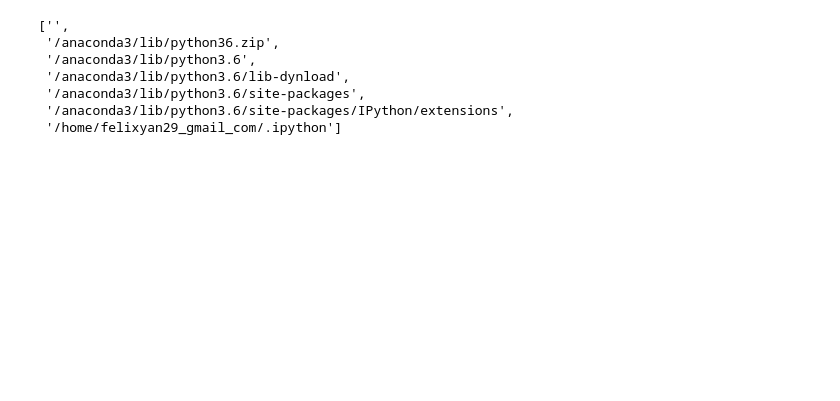
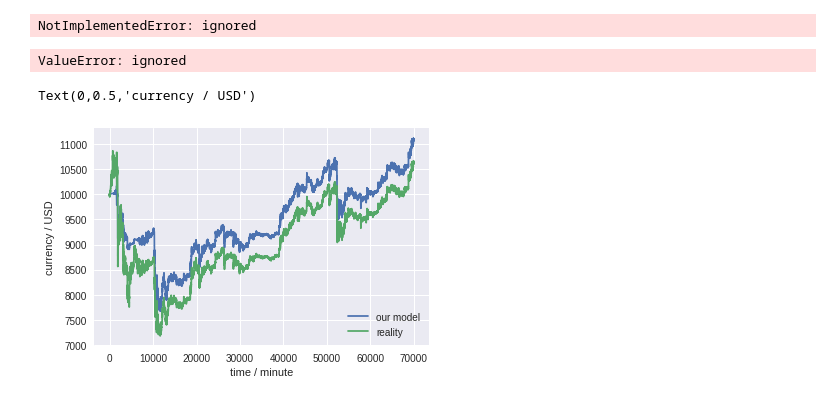
Before and after one commit to ShrekFelix/Deep-Trading-Agent, a Jupyter notebook: MidtermCode.ipynb, the cells around one changed output. Saved outputs shown, nothing was run; the diff lists cells and outputs as text; code cells hidden in the pictures; blank space fills up the shorter version.

```diff
--- a/MidtermCode.ipynb
+++ b/MidtermCode.ipynb
@@ -362,10 +796,9 @@ import sys
-# %%
-sys.path
-# %% [output]
-['',
- '/anaconda3/lib/python36.zip',
- '/anaconda3/lib/python3.6',
- '/anaconda3/lib/python3.6/lib-dynload',
- '/anaconda3/lib/python3.6/site-packages',
- '/anaconda3/lib/python3.6/site-packages/IPython/extensions',
- '/home/felixyan29_gmail_com/.ipython']
+# %%
+with open('model', 'wb') as f:
+  pickle.dump(model, f)
+# %% [output]
+NotImplementedError: ignored
+# %%
+tf.enable_eager_execution()
+# %% [output]
+ValueError: ignored
@@ -371,0 +821,9 @@ sys.path
+# %%
+plt.plot(result, label='our model')
+plt.plot(bitcoin, label='reality')
+plt.legend()
+plt.xlabel('time / minute')
+plt.ylabel('currency / USD')
+# %% [output]
+Text(0,0.5,'currency / USD')
+[figure, added]
```
Also changed, not shown: parts of 77 cells of this notebook.
